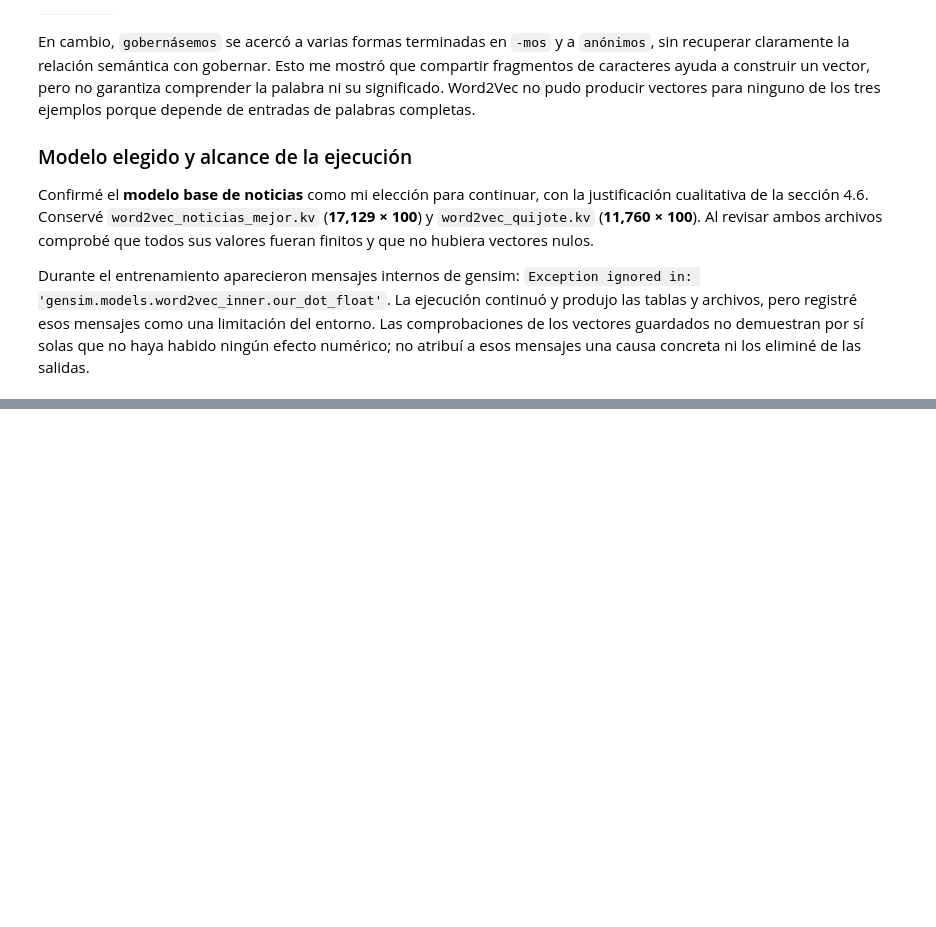
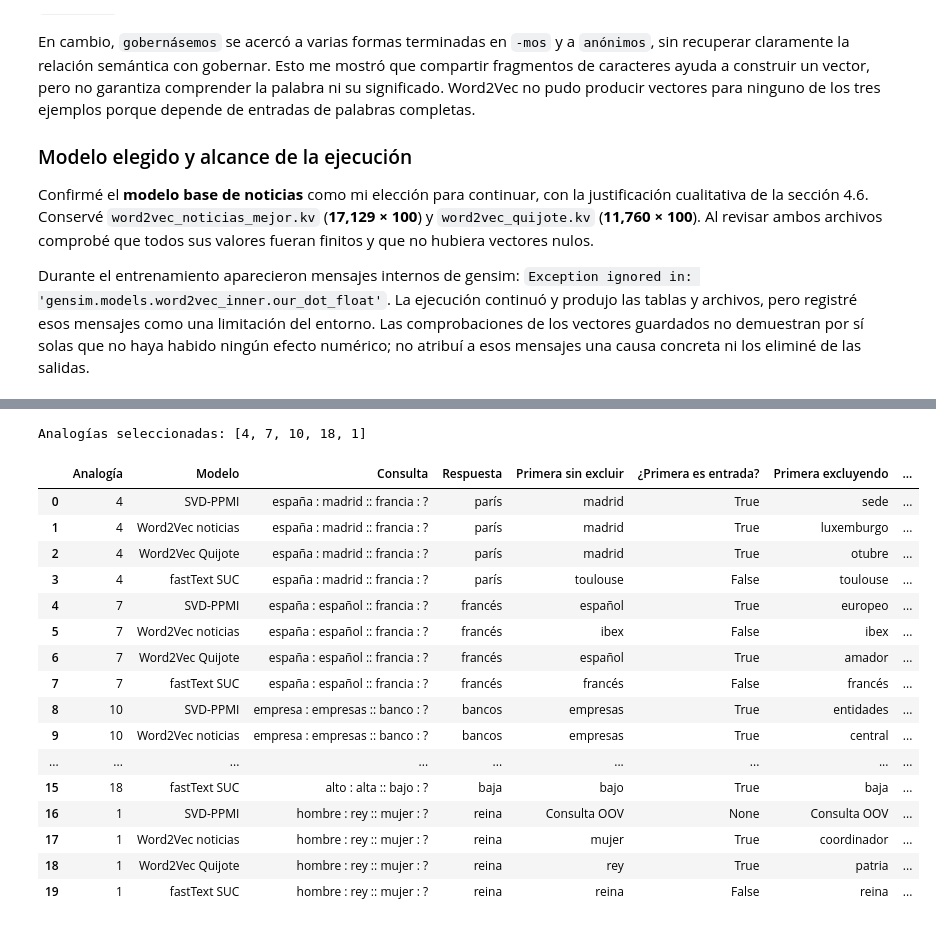
Before and after one commit to Jtanchezz/NLP, a Jupyter notebook: Lab9/lab9.ipynb, the cells around one changed output, grey strips where cells are left out. Drawn from its saved outputs; the diff is of its cells as text; code cells hidden in the pictures; blank space fills up the shorter version.

```diff
--- a/Lab9/lab9.ipynb
+++ b/Lab9/lab9.ipynb
@@ -1402,0 +1966,14 @@ Durante el entrenamiento aparecieron mensajes internos de gensim: `Exception ign
+# %%
+filas_operacion = []
+for nombre in modelos_seccion5:
+    for a, b, c in consultas_verificacion_analogia:
+        normalizada = analogia(a, b, c, nombre_modelo=nombre)
+        original = analogia(a, b, c, nombre_modelo=nombre, normalizar_entradas=False)
+        filas_operacion.append({
+            "Modelo": nombre, "Consulta": f"{a} : {b} :: {c} : ?",
+            "Top 1 entradas normalizadas": normalizada[0][0],
+            "Top 1 vectores originales": original[0][0],
+            "Mismo top 5": [w for w, _ in normalizada] == [w for w, _ in original],
+        })
+comparacion_operaciones = pd.DataFrame(filas_operacion)
+display(comparacion_operaciones)
@@ -1402,0 +2000,53 @@ Durante el entrenamiento aparecieron mensajes internos de gensim: `Exception ign
+# %%
+ids_consulta_comun = [
+    i for i, fila in analogias_propias.iterrows()
+    if all(fila[col] in vocabulario_comun_5 for col in ["a", "b", "c"])
+]
+cobertura_consultas = {
+    i: sum(all(fila[col] in modelo.key_to_index for col in ["a", "b", "c"])
+           for modelo in modelos_seccion5.values())
+    for i, fila in analogias_propias.iterrows()
+}
+ids_sin_exclusion = sorted(
+    analogias_propias.index, key=lambda i: (-cobertura_consultas[i], i)
+)[:5]
+print("Analogías seleccionadas:", ids_sin_exclusion)
+filas_sin_exclusion = []
+for id_analogia in ids_sin_exclusion:
+    fila = analogias_propias.loc[id_analogia]
+    a, b, c = (fila[col] for col in ["a", "b", "c"])
+    for nombre, modelo in modelos_seccion5.items():
+        faltantes = [p for p in (a, b, c) if p not in modelo.key_to_index]
+        sin = analogia(a, b, c, nombre_modelo=nombre, excluir=False) if not faltantes else []
+        con = analogia(a, b, c, nombre_modelo=nombre, excluir=True) if not faltantes else []
+        filas_sin_exclusion.append({
+            "Analogía": id_analogia, "Modelo": nombre,
+            "Consulta": f"{a} : {b} :: {c} : ?", "Respuesta": fila["Respuesta"],
+            "Primera sin excluir": sin[0][0] if sin else "Consulta OOV",
+            "¿Primera es entrada?": sin[0][0] in {a, b, c} if sin else None,
+            "Primera excluyendo": con[0][0] if con else "Consulta OOV",
+            "Top 5 sin excluir": "; ".join(f"{w} ({s:.4f})" for w, s in sin),
+            "Palabras OOV": ", ".join(faltantes),
+        })
+analogias_sin_exclusion = pd.DataFrame(filas_sin_exclusion)
+with pd.option_context("display.max_rows", None, "display.max_colwidth", None):
+    display(analogias_sin_exclusion)
+# %% [output]
+Analogías seleccionadas: [4, 7, 10, 18, 1]
+|  | Analogía | Modelo | Consulta | Respuesta | Primera sin excluir | ¿Primera es entrada? | Primera excluyendo | ... |
+| 0 | 4 | SVD-PPMI | españa : madrid :: francia : ? | parís | madrid | True | sede | ... |
+| 1 | 4 | Word2Vec noticias | españa : madrid :: francia : ? | parís | madrid | True | luxemburgo | ... |
+| 2 | 4 | Word2Vec Quijote | españa : madrid :: francia : ? | parís | madrid | True | otubre | ... |
+| 3 | 4 | fastText SUC | españa : madrid :: francia : ? | parís | toulouse | False | toulouse | ... |
+| 4 | 7 | SVD-PPMI | españa : español :: francia : ? | francés | español | True | europeo | ... |
+| 5 | 7 | Word2Vec noticias | españa : español :: francia : ? | francés | ibex | False | ibex | ... |
+| 6 | 7 | Word2Vec Quijote | españa : español :: francia : ? | francés | español | True | amador | ... |
+| 7 | 7 | fastText SUC | españa : español :: francia : ? | francés | francés | False | francés | ... |
+| 8 | 10 | SVD-PPMI | empresa : empresas :: banco : ? | bancos | empresas | True | entidades | ... |
+| 9 | 10 | Word2Vec noticias | empresa : empresas :: banco : ? | bancos | empresas | True | central | ... |
+| ... | ... | ... | ... | ... | ... | ... | ... | ... |
+| 15 | 18 | fastText SUC | alto : alta :: bajo : ? | baja | bajo | True | baja | ... |
+| 16 | 1 | SVD-PPMI | hombre : rey :: mujer : ? | reina | Consulta OOV | None | Consulta OOV | ... |
+| 17 | 1 | Word2Vec noticias | hombre : rey :: mujer : ? | reina | mujer | True | coordinador | ... |
+| 18 | 1 | Word2Vec Quijote | hombre : rey :: mujer : ? | reina | rey | True | patria | ... |
+| 19 | 1 | fastText SUC | hombre : rey :: mujer : ? | reina | reina | False | reina | ... |
```
Also changed, not shown: parts of 18 cells of this notebook.
